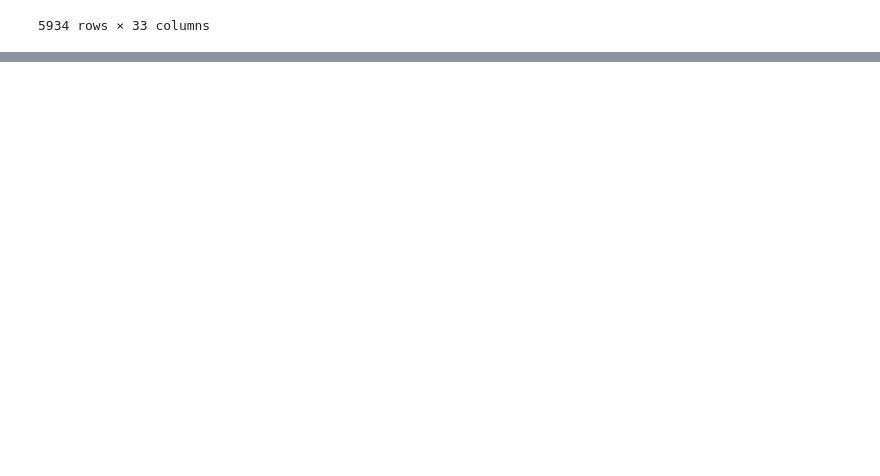
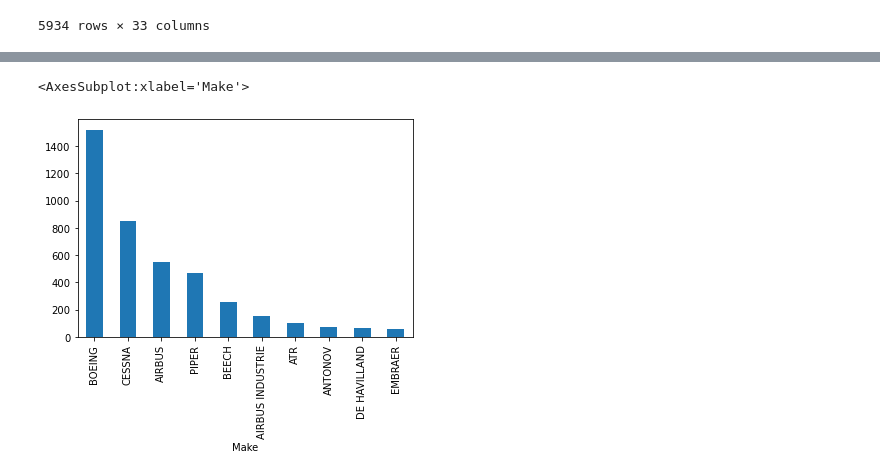
Before and after one commit to WSmolen/Aviation_Project, a Jupyter notebook: Aviation_project.ipynb, the cells around one changed output, grey strips where cells are left out. Saved outputs shown, nothing was run; the diff lists cells and outputs as text; code cells hidden in the pictures; blank space fills up the shorter version.

```diff
--- a/Aviation_project.ipynb
+++ b/Aviation_project.ipynb
@@ -342,0 +379,3 @@ commercial_data
+# %%
+# Normalizing strings in 'Make' column for commercial data
+commercial_data['Make'] = commercial_data['Make'].str.upper()
@@ -342,0 +396,8 @@ commercial_data
+# %%
+# Top 10 Fatalities by Make for Commercial Data
+commercial_data.groupby('Make')['Total.Fatal.Injuries'].sum().sort_values(ascending=False).head(10).plot(kind='bar')
+
+# Conclusion - Cessna has the most accidents but Boeing leads in fatalities?
+# %% [output]
+<AxesSubplot:xlabel='Make'>
+[figure, added]
```
Also changed, not shown: parts of 10 cells of this notebook.
